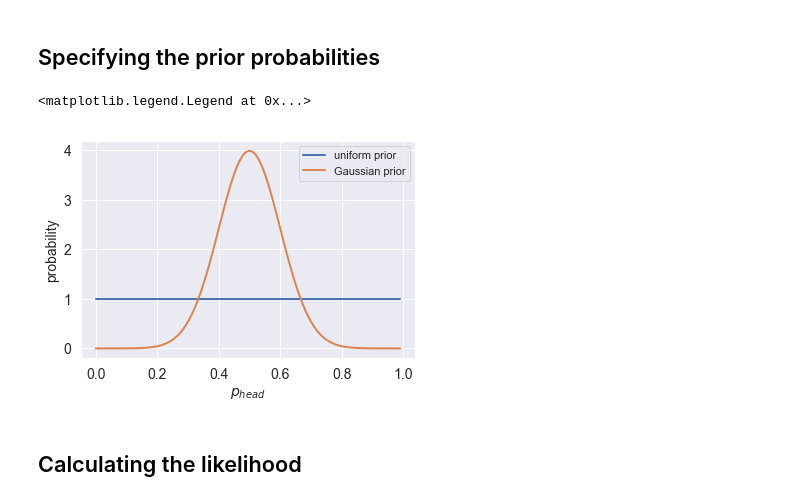
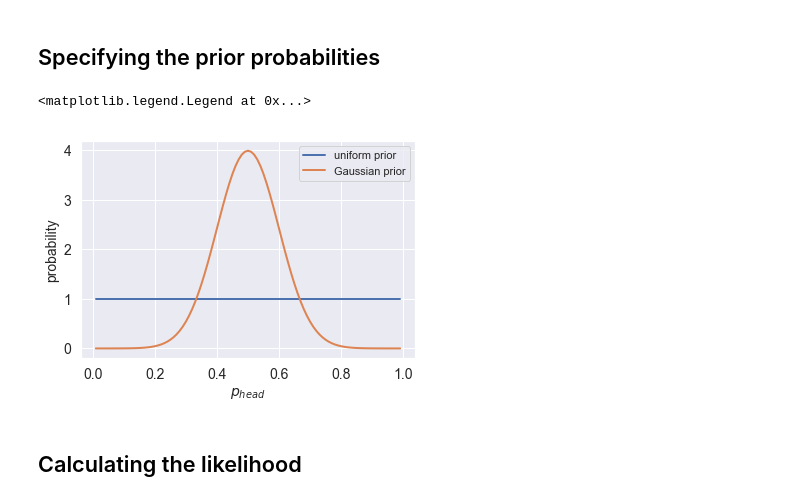
Before and after one commit to RPGroup-PBoC/be262, a Jupyter notebook: code/inferring_p_heads.ipynb, the cells around one changed output. Cells and saved outputs as stored; diff of their text form; code cells hidden in the pictures.

```diff
--- a/code/inferring_p_heads.ipynb
+++ b/code/inferring_p_heads.ipynb
@@ -113,26 +114,26 @@ n_heads
 ## Specifying the prior probabilities
 # %%
 # specify the possible range of values for p_head (i.e. from 0 to 1)
-p_heads = np.arange(0,1,0.01)
+p_heads = np.arange(0.01,1,0.01)
 
 # uniform pdf is simply always one
 uniform_pdf = np.ones(len(p_heads))
 
 # use scipy's built in normal pdf to get gaussian pdf
 gaussian_pdf = stats.norm.pdf(p_heads, loc=0.5, scale=0.1)
 
 # plot uniform prior
 plt.plot(p_heads, uniform_pdf)
 
 # plot gaussian prior
 plt.plot(p_heads, gaussian_pdf)
 
 plt.xlabel('$p_{head}$')
 plt.ylabel('probability')
 plt.legend(['uniform prior','Gaussian prior'])
 # %% [output]
 <matplotlib.legend.Legend at 0x...>
-[figure, old version]
+[figure, new version]
 # %% [markdown]
 ## Calculating the likelihood
 # %%
```
Also changed, not shown: parts of 10 cells of this notebook, 1 other file.
